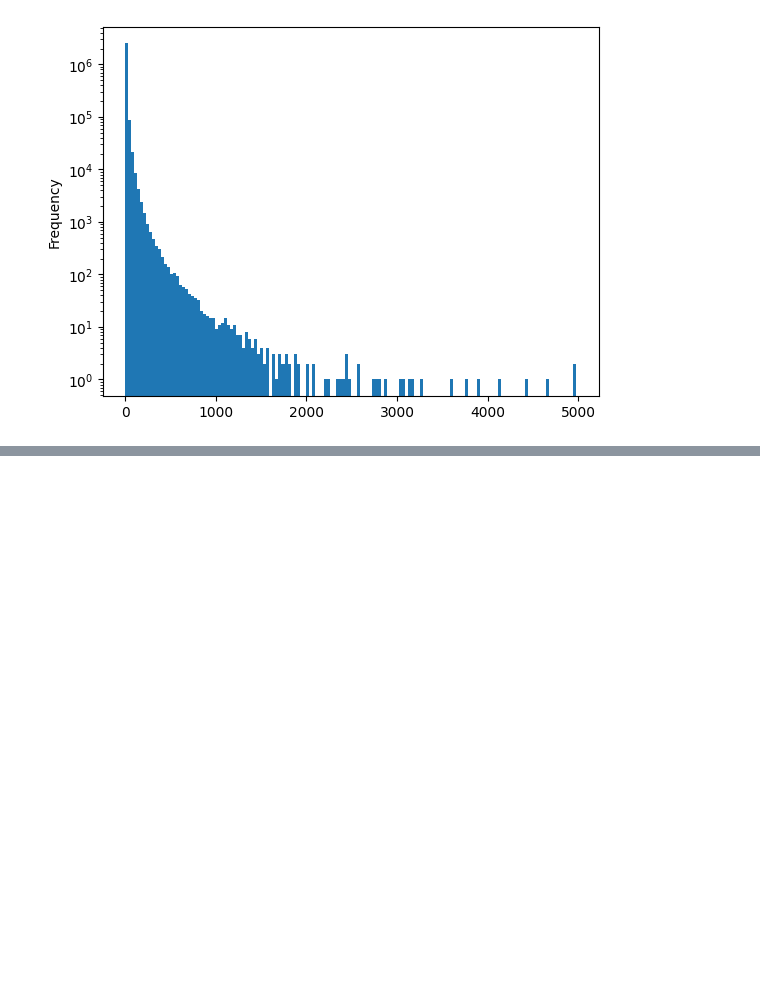
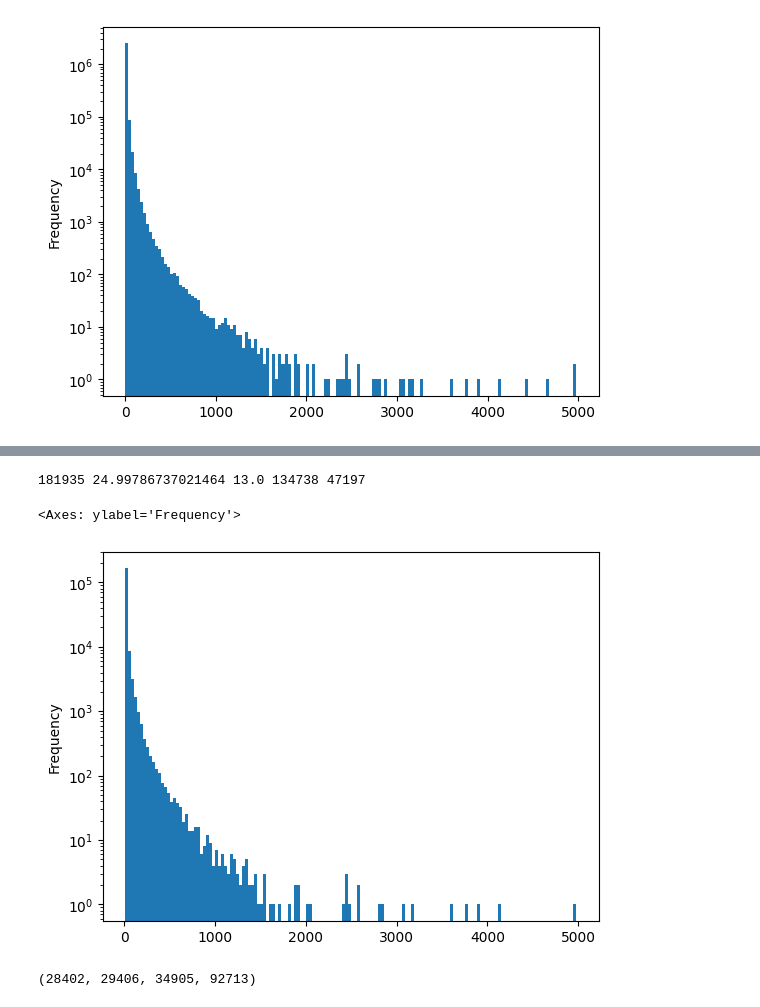
Before and after one commit to AMGrobelnik/MLG-Predicting-Impacful-Events, a Jupyter notebook: preprocess/batch/generate_batch_ids.ipynb, the cells around one changed output, grey strips where cells are left out. Drawn from its saved outputs; the diff is of its cells as text; code cells hidden in the pictures; blank space fills up the shorter version.

```diff
--- a/preprocess/batch/generate_batch_ids.ipynb
+++ b/preprocess/batch/generate_batch_ids.ipynb
@@ -95,0 +106,10 @@ recent_10['event_date'].plot.hist(bins=100, log=True)
+# %%
+counts = recent_10['count']
+# counts = counts[(counts >= 10) & (counts < 1000)]
+counts = counts[counts >= 10]
+print(len(counts), counts.mean(), counts.median(), len(counts[counts < 20]), len(counts[counts >= 20]))
+counts.plot.hist(bins=150, log=True)
+# %% [output]
+181935 24.99786737021464 13.0 134738 47197
+<Axes: ylabel='Frequency'>
+[figure, added]
@@ -95,0 +125,4 @@ recent_10['event_date'].plot.hist(bins=100, log=True)
+# %%
+len(recent_low), len(recent_med), len(recent_high), len(recent_low) + len(recent_med) + len(recent_high)
+# %% [output]
+(28402, 29406, 34905, 92713)
```
Also changed, not shown: parts of 20 cells of this notebook, 1 other file.
